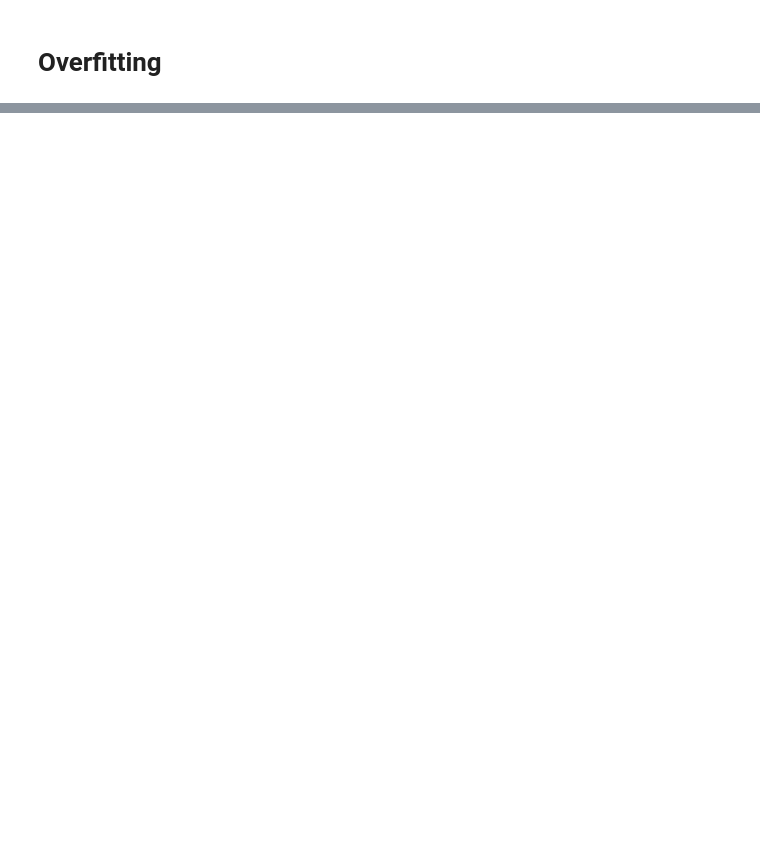
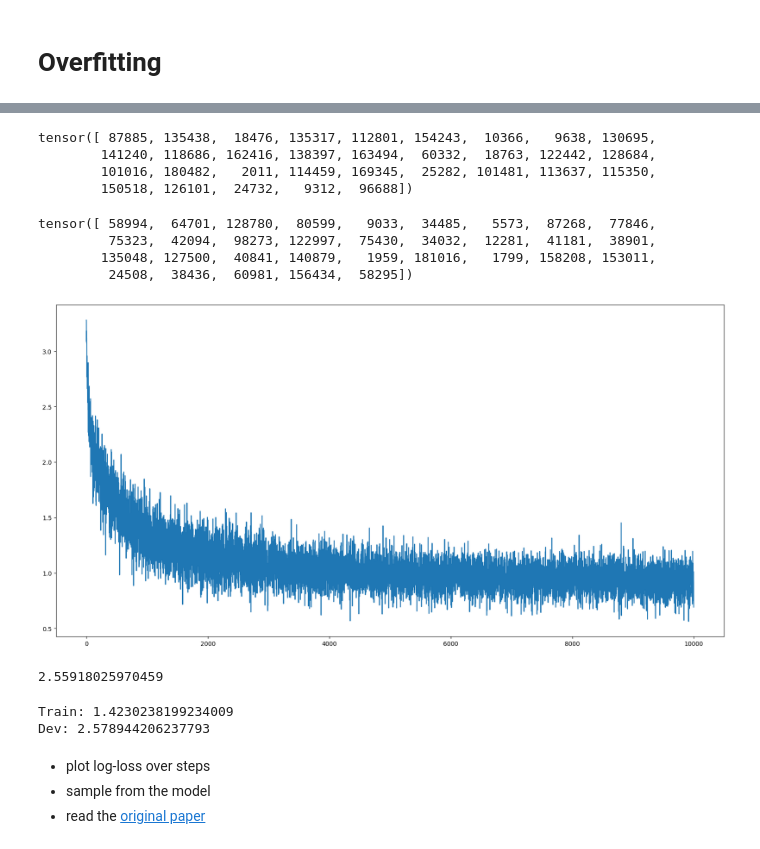
Before and after one commit to omlnaut/nn_zero_to_hero, a Jupyter notebook: nbs/03_mlp.ipynb, the cells around one changed output, grey strips where cells are left out. Saved outputs shown, nothing was run; the diff lists cells and outputs as text; code cells hidden in the pictures; blank space fills up the shorter version.

```diff
--- a/nbs/03_mlp.ipynb
+++ b/nbs/03_mlp.ipynb
@@ -536,0 +729,33 @@ plt.show()
+# %%
+%%time
+losses = []
+steps = []
+
+for epoch in range(10000):
+    rand_idx = torch.multinomial(torch.ones(len(train_x)), num_samples=batch_size, replacement=True)
+    xb = train_x[rand_idx]
+    yb = ys[rand_idx]
+
+    # forward pass
+    embeddings = C[xb].view(-1, embedding_size*context_size)
+
+    inner = torch.tanh((embeddings @ W1) + b1)
+    logits = (inner @ W2) + b2
+
+    loss = F.cross_entropy(logits, yb)
+
+    # backward pass
+    for param in parameters:
+        param.grad = None
+
+    loss.backward()
+
+    # optimization
+
+    for param in parameters:
+        param.data -= lr * param.grad
+
+    losses.append(loss.log().item())
+    steps.append(epoch)
+
+print(loss.item())
@@ -536,0 +766,40 @@ plt.show()
+# %%
+rand_idx
+# %% [output]
+tensor([ 87885, 135438,  18476, 135317, 112801, 154243,  10366,   9638, 130695,
+        141240, 118686, 162416, 138397, 163494,  60332,  18763, 122442, 128684,
+        101016, 180482,   2011, 114459, 169345,  25282, 101481, 113637, 115350,
+        150518, 126101,  24732,   9312,  96688])
+# %%
+torch.multinomial(torch.ones(len(train_x)), num_samples=batch_size, replacement=True)
+# %% [output]
+tensor([ 58994,  64701, 128780,  80599,   9033,  34485,   5573,  87268,  77846,
+         75323,  42094,  98273, 122997,  75430,  34032,  12281,  41181,  38901,
+        135048, 127500,  40841, 140879,   1959, 181016,   1799, 158208, 153011,
+         24508,  38436,  60981, 156434,  58295])
+# %%
+fig, ax = plt.subplots(figsize=(20,10))
+ax.plot(steps, losses)
+plt.show()
+# %% [output]
+[figure, added]
+# %%
+embeddings = C[train_x].view(-1, embedding_size*context_size)
+
+inner = torch.tanh((embeddings @ W1) + b1)
+logits = (inner @ W2) + b2
+
+loss = F.cross_entropy(logits, train_y)
+loss.item()
+# %% [output]
+2.55918025970459
+# %%
+print('Train:', eval_model(xb, yb))
+print('Dev:', eval_model(dev_x, dev_y))
+# %% [output]
+Train: 1.4230238199234009
+Dev: 2.578944206237793
+# %% [markdown]
+- plot log-loss over steps
+- sample from the model
+- read the [original paper](https://www.jmlr.org/papers/volume3/bengio03a/bengio03a.pdf)
```
Also changed, not shown: parts of 24 cells of this notebook.
